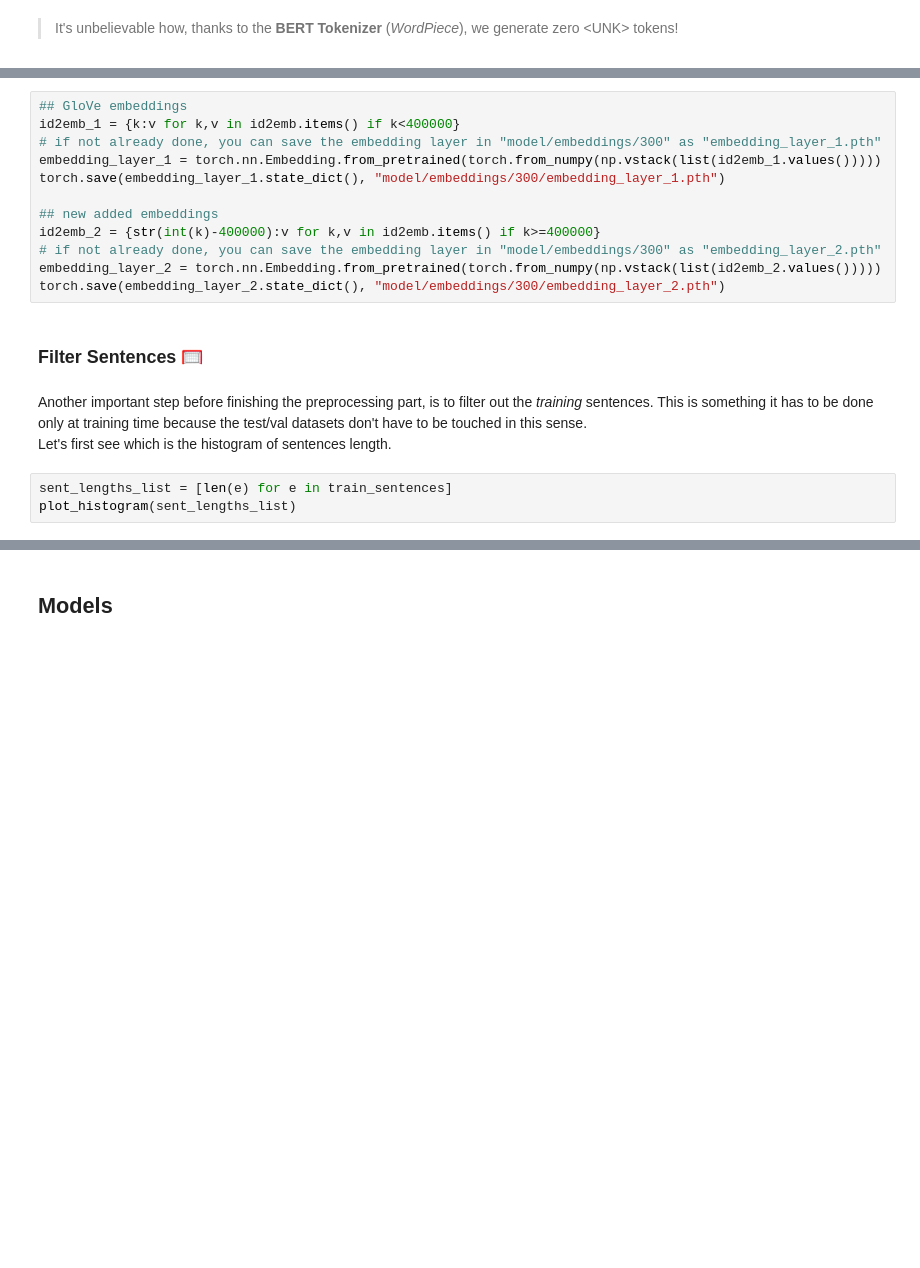
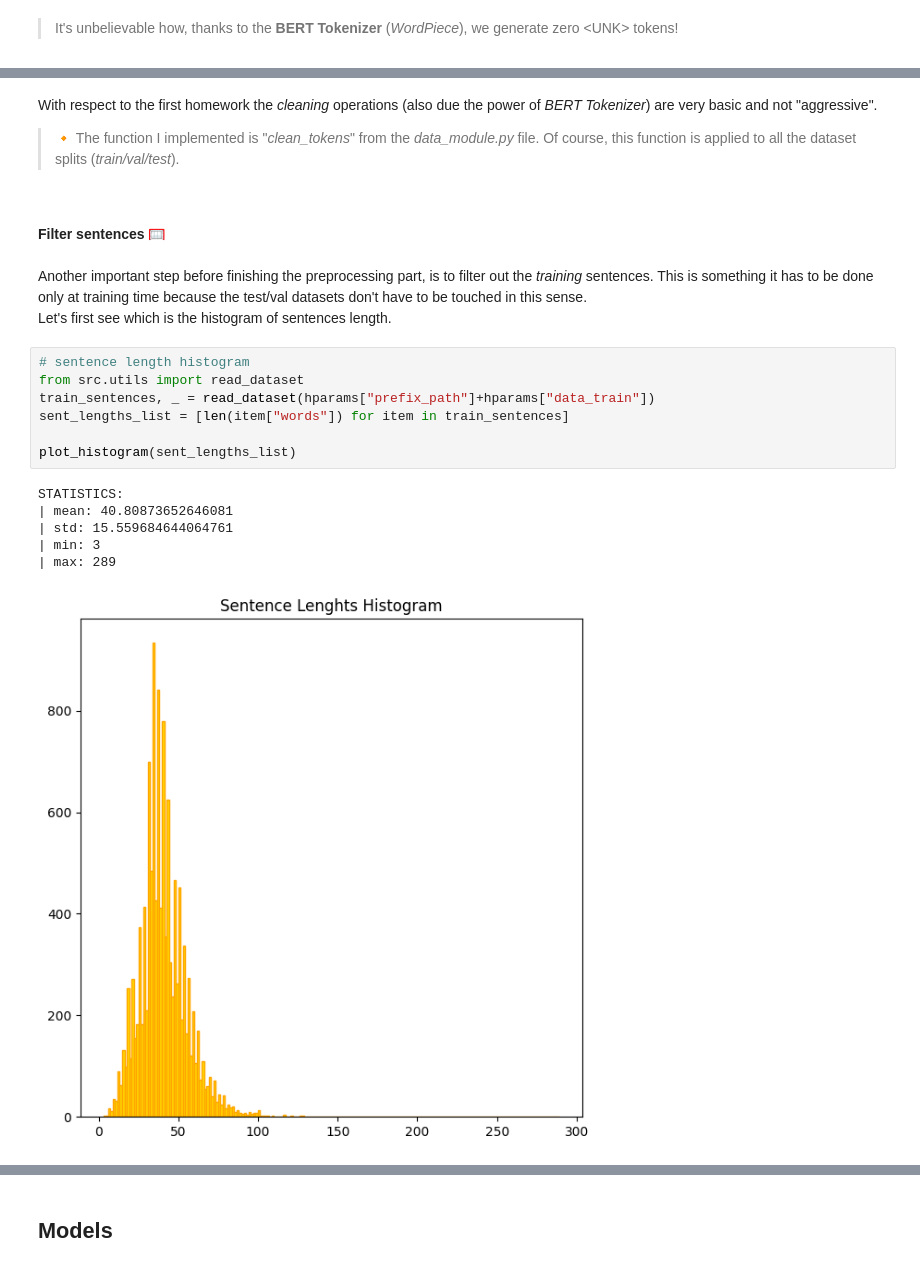
Before and after one commit to lavallone/NLP, a Jupyter notebook: HW_02/hw2/stud/WSD.ipynb, the cells around one changed output, grey strips where cells are left out. Drawn from its saved outputs; the diff is of its cells as text; blank space fills up the shorter version.

```diff
--- a/HW_02/hw2/stud/WSD.ipynb
+++ b/HW_02/hw2/stud/WSD.ipynb
@@ -500,20 +317,23 @@ for sample in data_train:
-# %%
-## GloVe embeddings
-id2emb_1 = {k:v for k,v in id2emb.items() if k<400000}
-# if not already done, you can save the embedding layer in "model/embeddings/300" as "embedding_layer_1.pth"
-embedding_layer_1 = torch.nn.Embedding.from_pretrained(torch.from_numpy(np.vstack(list(id2emb_1.values()))))
-torch.save(embedding_layer_1.state_dict(), "model/embeddings/300/embedding_layer_1.pth")
-
-## new added embeddings
-id2emb_2 = {str(int(k)-400000):v for k,v in id2emb.items() if k>=400000}
-# if not already done, you can save the embedding layer in "model/embeddings/300" as "embedding_layer_2.pth"
-embedding_layer_2 = torch.nn.Embedding.from_pretrained(torch.from_numpy(np.vstack(list(id2emb_2.values()))))
-torch.save(embedding_layer_2.state_dict(), "model/embeddings/300/embedding_layer_2.pth")
+# %% [markdown]
+With respect to the first homework the *cleaning* operations (also due the power of *BERT Tokenizer*) are very basic and not "aggressive".
+
+> 🔸 The function I implemented is "*clean_tokens*" from the *data_module.py* file. Of course, this function is applied to all the dataset splits (*train/val/test*).
 # %% [markdown]
-### Filter Sentences 🥅
+#### Filter sentences 🥅
 # %% [markdown]
 Another important step before finishing the preprocessing part, is to filter out the *training* sentences. This is something it has to be done only at training time because the test/val datasets don't have to be touched in this sense. <br> Let's first see which is the histogram of sentences length.
-# %%
-sent_lengths_list = [len(e) for e in train_sentences]
-plot_histogram(sent_lengths_list)
+# %%
+# sentence length histogram
+from src.utils import read_dataset
+train_sentences, _ = read_dataset(hparams["prefix_path"]+hparams["data_train"])
+sent_lengths_list = [len(item["words"]) for item in train_sentences]
+
+plot_histogram(sent_lengths_list)
+# %% [output]
+STATISTICS:
+| mean: 40.80873652646081
+| std: 15.559684644064761
+| min: 3
+| max: 289
+[figure, added]
 # %% [markdown]
```
Also changed, not shown: parts of 47 cells of this notebook, 3 other files.
